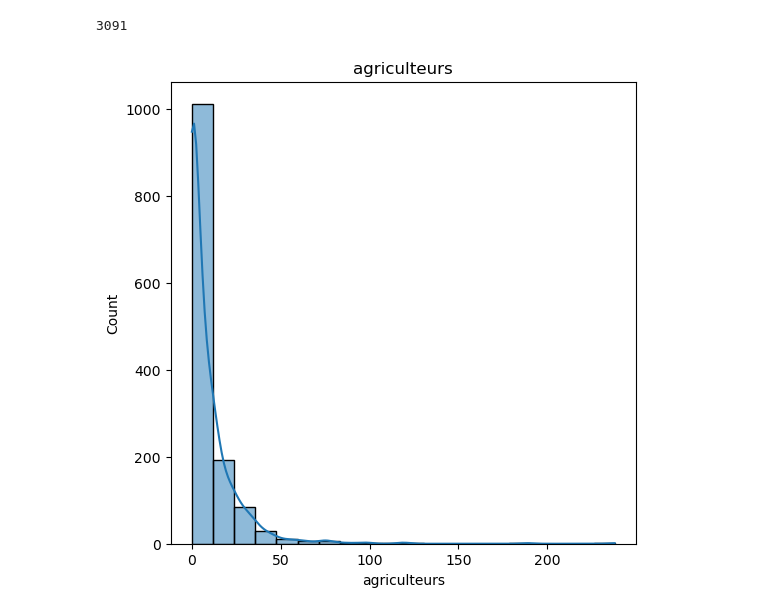
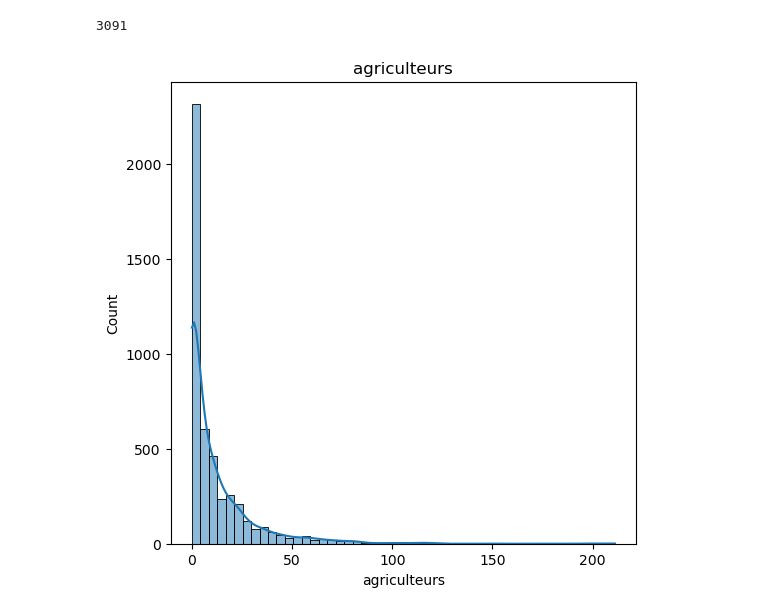
Before and after one commit to Lingatsu/MSPR_TPRE813_1, a Jupyter notebook: work/Machine_Learning.ipynb, the cells around one changed output. Cells and saved outputs as stored; diff of their text form; code cells hidden in the pictures.

```diff
--- a/work/Machine_Learning.ipynb
+++ b/work/Machine_Learning.ipynb
@@ -60,16 +64,13 @@ df_filtered_year.sample(0.01).count()
 # %%
 import matplotlib.pyplot as plt
 import seaborn as sns
-# %%
-# Assuming you have a Pandas DataFrame to convert the Spark DataFrame into Pandas for plotting
-df_pandas = df_filtered_year.sample(0.0045).toPandas()
 # %%
 plt.figure(figsize=(6, 6))
 
 plt.subplot(1,1,1)
-sns.histplot(df_pandas['agriculteurs'], kde=True, bins = 20)
+sns.histplot(df_pandas['agriculteurs'], kde=True, bins = 50)
 plt.title("agriculteurs")
 
 plt.show()
 # %% [output]
-[figure, old version]
+[figure, new version]
```
Also changed, not shown: parts of 43 cells of this notebook.
